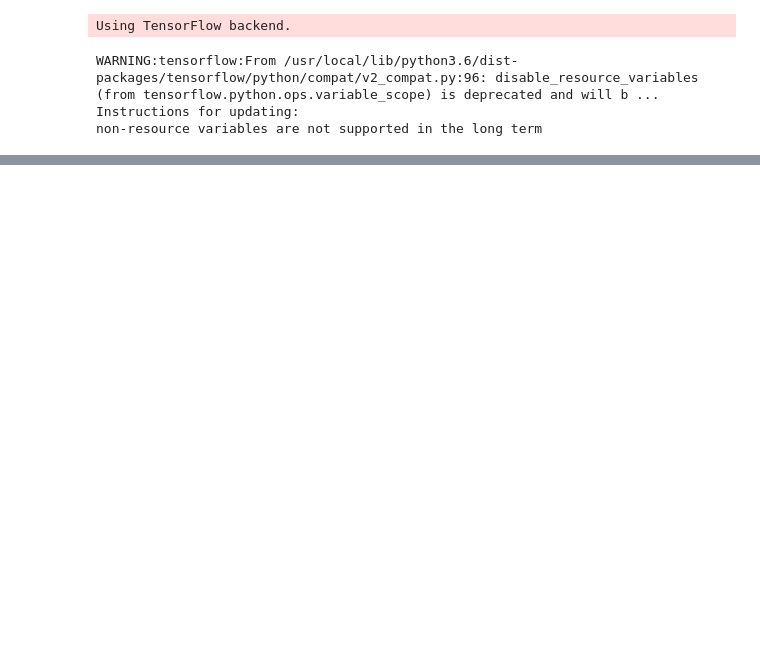
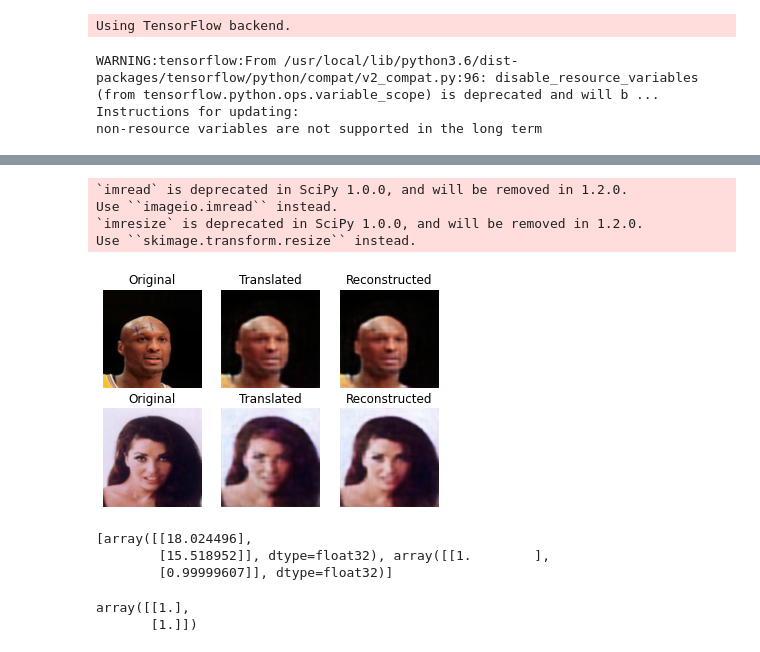
Before and after one commit to GarlandZhang/hairy_gan, a Jupyter notebook: hairy_gan.ipynb, the cells around one changed output, grey strips where cells are left out. Cells and saved outputs as stored; diff of their text form; code cells hidden in the pictures; blank space fills up the shorter version.

```diff
--- a/hairy_gan.ipynb
+++ b/hairy_gan.ipynb
@@ -263,7 +283,7 @@ def build_dc(img_shape, attr_size, optimizer): # NOTE: we ignore inputting origi
   # emb_img = build_embedding(img, label, img_shape, attr_size)
   # x = build_convnet(emb_img)
   x = build_convnet(img)
-  disc_output = Dense(1, name='disc_output')(x)
+  disc_output = Dense(1, activation='sigmoid', name='disc_output')(x)
   classif_output = Dense(attr_size, activation='sigmoid', name='classif_output')(x)
 
   dc = Model([img, label], [disc_output, classif_output], name='dc')
@@ -305,14 +325,16 @@ def shuffle(elems):
   np.random.shuffle(new_elems)
   return new_elems
 
-def create_random_attrs(attrs, count):
-  attr_size = attrs[0].size
+def create_random_attrs(attrs):
+  new_attrs = np.ones((attrs.shape))
+  count = attrs.shape[0]
+  # attr_size = attrs[0].size
 
-  new_attrs = np.random.randint(0, 2, size=(count, attr_size))
-  for r in range(count):
-    for c in range(attr_size):
-      if attrs[r, c] == 1 and new_attrs[r, c] == 0:
-        new_attrs[r, c] = 1
+  # new_attrs = np.random.randint(0, 2, size=attrs.shape)
+  # for r in range(count):
+  #   for c in range(attr_size):
+  #     if attrs[r, c] == 1 and new_attrs[r, c] == 0:
+  #       new_attrs[r, c] = 1
 
   return new_attrs
 # %%
@@ -497,5 +521,5 @@ def visualize_metrics(metrics):
 project_path = '/content/drive/My Drive/hairy_gan'
 flags = { 'filter_on': True }
 gan = HairyGan(flags)
-gan.train(num_epochs=30, batch_size=2, visualize_interval=10)
+# gan.train(num_epochs=1000, batch_size=10, visualize_interval=100)
 # %% [output]
@@ -577,0 +544,48 @@ gan.sample_images(1, 1)
+# %%
+rows, cols = 2, 3
+
+imgs, attrs = gan.dl.load_data('train_filter', batch_size=2, is_testing=True)
+
+new_attrs = create_random_attrs(attrs)
+
+encodings = gan.enc.predict(imgs)
+
+reconstrs = gan.dec.predict([encodings, attrs])
+
+new_imgs = gan.dec.predict([encodings, new_attrs])
+# combined.predict([imgs, attrs, new_attrs])
+
+gen_imgs = np.array([imgs[0], new_imgs[0], reconstrs[0], imgs[1], new_imgs[1], reconstrs[1]])
+
+gen_imgs = 0.5 * gen_imgs + 0.5
+
+titles = ['Original', 'Translated', 'Reconstructed']
+fig, axes = plt.subplots(rows, cols)
+
+count = 0
+
+for i in range(rows):
+  for j in range(cols):
+    axes[i, j].imshow(gen_imgs[count])
+    axes[i, j].set_title(titles[j])
+    axes[i, j].axis('off')
+    count += 1
+
+plt.show()
+# %% [output]
+`imread` is deprecated in SciPy 1.0.0, and will be removed in 1.2.0.
+Use ``imageio.imread`` instead.
+`imresize` is deprecated in SciPy 1.0.0, and will be removed in 1.2.0.
+Use ``skimage.transform.resize`` instead.
+[figure, added]
+# %%
+gan.dc.predict([new_imgs, new_attrs])
+# %% [output]
+[array([[18.024496],
+        [15.518952]], dtype=float32), array([[1.        ],
+        [0.99999607]], dtype=float32)]
+# %%
+new_attrs
+# %% [output]
+array([[1.],
+       [1.]])
```
Also changed, not shown: parts of 6 cells of this notebook.
